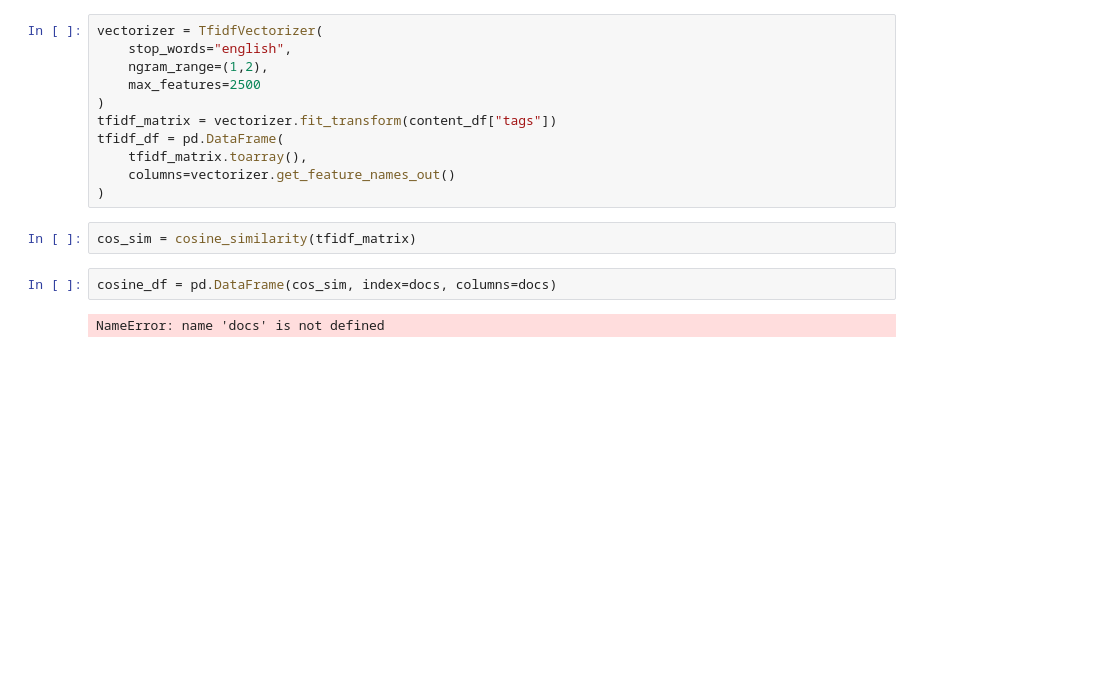
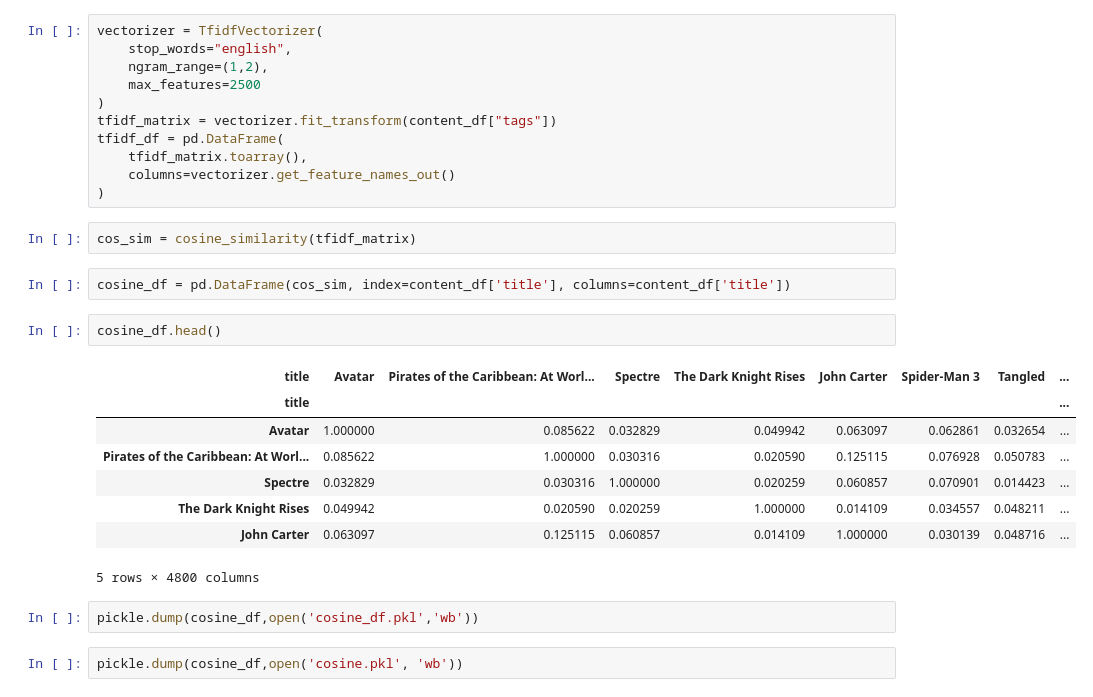
Before and after one commit to ksrinivasarao2012/Movie-Recommendation, a Jupyter notebook: codes.ipynb, the cells around one changed output. Drawn from its saved outputs; the diff is of its cells as text; blank space fills up the shorter version.

```diff
--- a/codes.ipynb
+++ b/codes.ipynb
@@ -465,6 +466,19 @@ tfidf_df = pd.DataFrame(
 # %%
 cos_sim = cosine_similarity(tfidf_matrix)
 # %%
-cosine_df = pd.DataFrame(cos_sim, index=docs, columns=docs)
+cosine_df = pd.DataFrame(cos_sim, index=content_df['title'], columns=content_df['title'])
-# %% [output]
-NameError: name 'docs' is not defined
+# %%
+cosine_df.head()
+# %% [output]
+| title | Avatar | Pirates of the Caribbean: At Worl... | Spectre | The Dark Knight Rises | John Carter | Spider-Man 3 | Tangled | ... |
+| title |  |  |  |  |  |  |  | ... |
+| Avatar | 1.000000 | 0.085622 | 0.032829 | 0.049942 | 0.063097 | 0.062861 | 0.032654 | ... |
+| Pirates of the Caribbean: At Worl... | 0.085622 | 1.000000 | 0.030316 | 0.020590 | 0.125115 | 0.076928 | 0.050783 | ... |
+| Spectre | 0.032829 | 0.030316 | 1.000000 | 0.020259 | 0.060857 | 0.070901 | 0.014423 | ... |
+| The Dark Knight Rises | 0.049942 | 0.020590 | 0.020259 | 1.000000 | 0.014109 | 0.034557 | 0.048211 | ... |
+| John Carter | 0.063097 | 0.125115 | 0.060857 | 0.014109 | 1.000000 | 0.030139 | 0.048716 | ... |
+5 rows × 4800 columns
+# %%
+pickle.dump(cosine_df,open('cosine_df.pkl','wb'))
+# %%
+pickle.dump(cosine_df,open('cosine.pkl', 'wb'))
```
Also changed, not shown: parts of 4 cells of this notebook, 6 other files.
